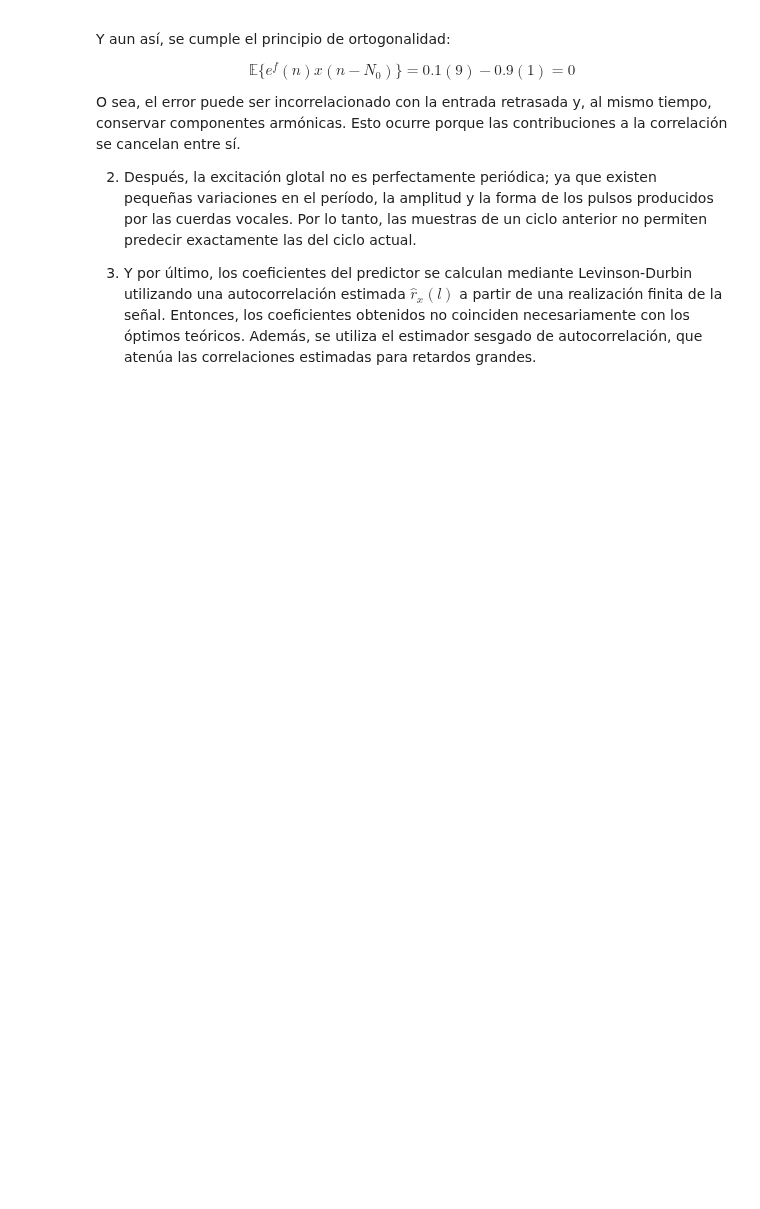
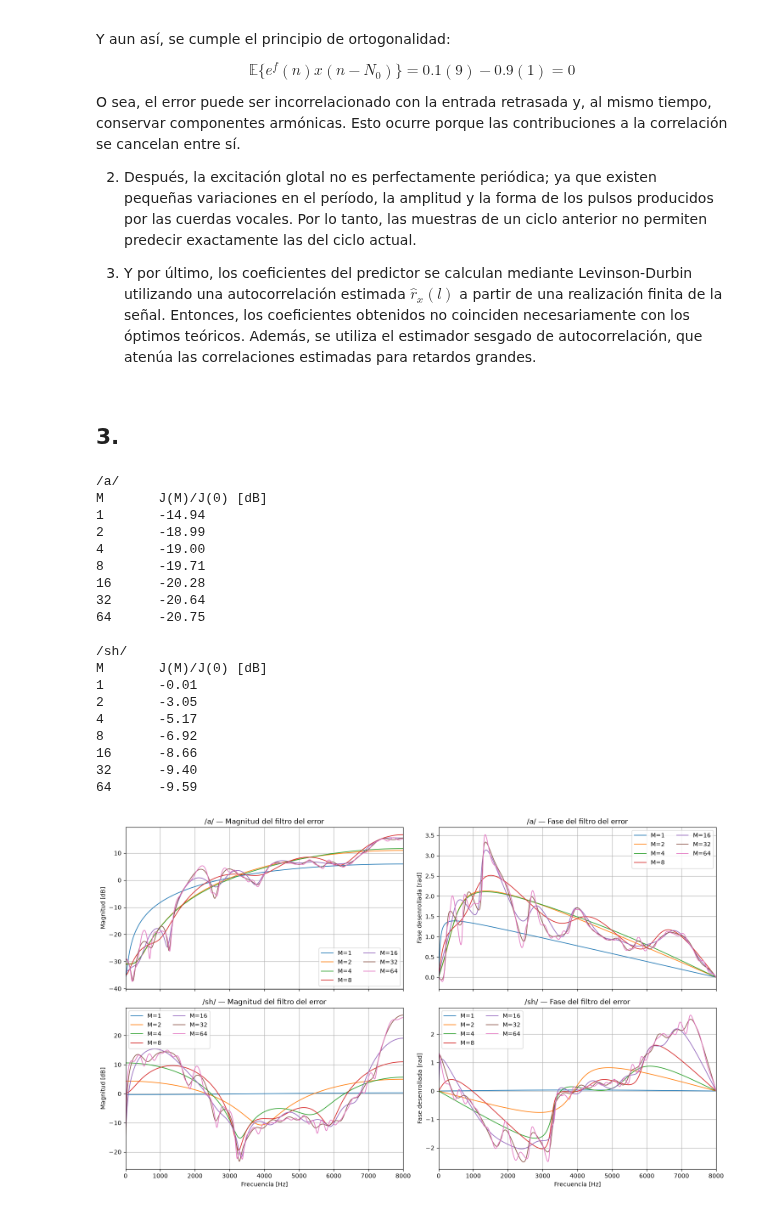
Before and after one commit to vito-pp/pasa_tps, a Jupyter notebook: tp3/tp3_g4.ipynb, the cells around one changed output. Drawn from its saved outputs; the diff is of its cells as text; code cells hidden in the pictures; blank space fills up the shorter version.

```diff
--- a/tp3/tp3_g4.ipynb
+++ b/tp3/tp3_g4.ipynb
@@ -280,3 +280,80 @@ O sea, el error puede ser incorrelacionado con la entrada retrasada y, al mismo
 2. Después, la excitación glotal no es perfectamente periódica; ya que existen pequeñas variaciones en el período, la amplitud y la forma de los pulsos producidos por las cuerdas vocales. Por lo tanto, las muestras de un ciclo anterior no permiten predecir exactamente las del ciclo actual.
 
 3. Y por último, los coeficientes del predictor se calculan mediante Levinson-Durbin utilizando una autocorrelación estimada $\hat r_x(l)$ a partir de una realización finita de la señal. Entonces, los coeficientes obtenidos no coinciden necesariamente con los óptimos teóricos. Además, se utiliza el estimador sesgado de autocorrelación, que atenúa las correlaciones estimadas para retardos grandes.
+# %% [markdown]
+## 3.
+# %%
+
+from scipy.signal import freqz
+
+ORDENES_P3 = [1, 2, 4, 8, 16, 32, 64]
+FMAX = 8000  # Hz (frecuencia de Nyquist)
+
+fig, axes = plt.subplots(2, 2, figsize=(15, 9), sharex=True)
+
+for fila, sonido in enumerate(("a", "sh")):
+    A = resultados[sonido]["A"]
+    J = resultados[sonido]["J"]
+
+    ax_mag = axes[fila, 0]
+    ax_fase = axes[fila, 1]
+
+    print(f"\n/{sonido}/")
+    print("M\tJ(M)/J(0) [dB]")
+
+    for M in ORDENES_P3:
+        # Coeficientes del filtro del error:
+        # H(z) = 1 + a1*z^-1 + ... + aM*z^-M
+        b = A[M]
+
+        # Respuesta en frecuencia compleja H(e^jw)
+        f, H = freqz(b, a=[1.0], worN=8192, fs=FS)
+
+        magnitud_dB = 20 * np.log10(np.maximum(np.abs(H), 1e-12))
+        fase = np.unwrap(np.angle(H))
+
+        ax_mag.plot(f, magnitud_dB, label=f"M={M}", linewidth=1.2)
+        ax_fase.plot(f, fase, label=f"M={M}", linewidth=1.2)
+
+        # MSE mínimo normalizado para este orden
+        J_dB = 10 * np.log10(J[M] / J[0])
+        print(f"{M}\t{J_dB:.2f}")
+
+    ax_mag.set_title(f"/{sonido}/ — Magnitud del filtro del error")
+    ax_mag.set_ylabel("Magnitud [dB]")
+    ax_mag.set_xlim(0, FMAX)
+    ax_mag.legend(ncol=2)
+    ax_mag.grid(True)
+
+    ax_fase.set_title(f"/{sonido}/ — Fase del filtro del error")
+    ax_fase.set_ylabel("Fase desenrollada [rad]")
+    ax_fase.set_xlim(0, FMAX)
+    ax_fase.legend(ncol=2)
+    ax_fase.grid(True)
+
+axes[1, 0].set_xlabel("Frecuencia [Hz]")
+axes[1, 1].set_xlabel("Frecuencia [Hz]")
+
+plt.tight_layout()
+plt.show()
+# %% [output]
+/a/
+M       J(M)/J(0) [dB]
+1       -14.94
+2       -18.99
+4       -19.00
+8       -19.71
+16      -20.28
+32      -20.64
+64      -20.75
+
+/sh/
+M       J(M)/J(0) [dB]
+1       -0.01
+2       -3.05
+4       -5.17
+8       -6.92
+16      -8.66
+32      -9.40
+64      -9.59
+[figure, added]
```
Also changed, not shown: parts of 1 cell of this notebook.
